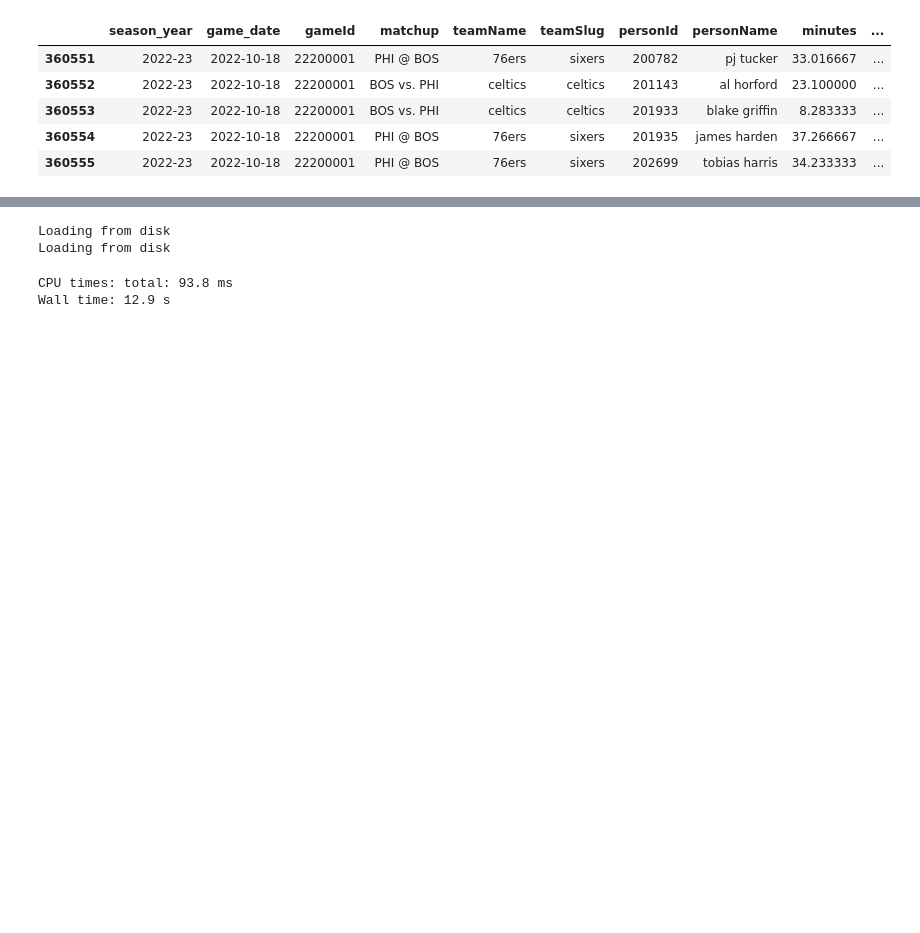
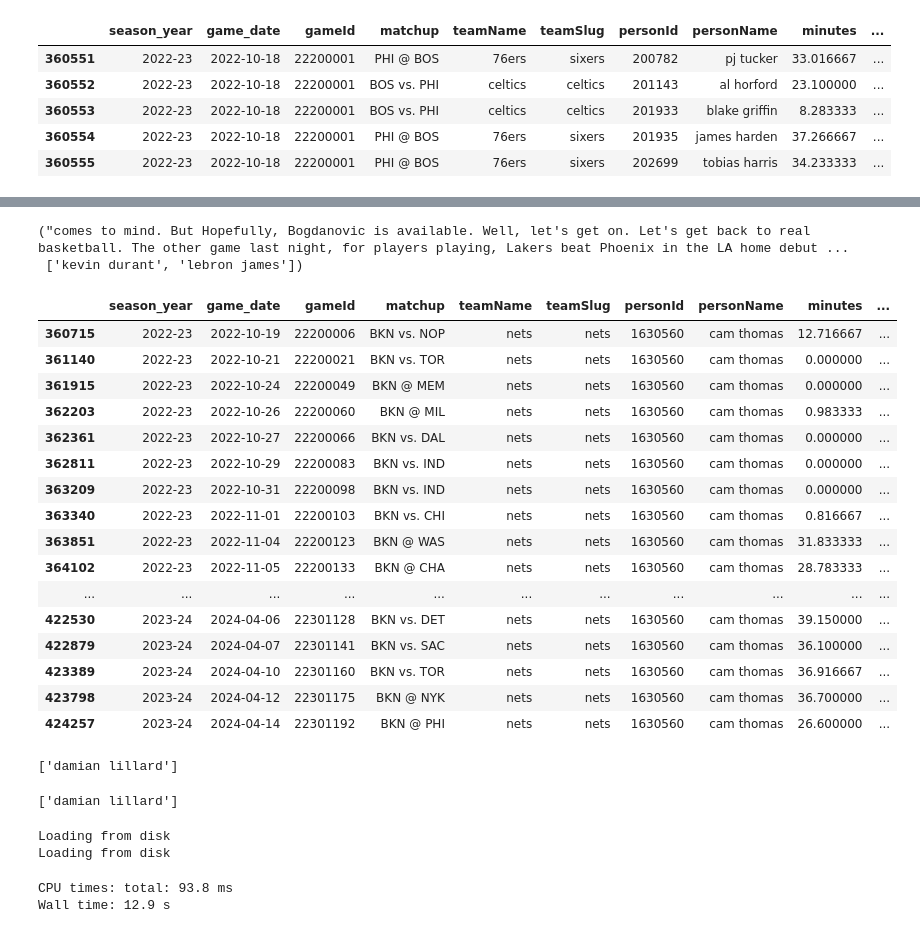
Before and after one commit to patcao/FantasyPodcastInsights, a Jupyter notebook: notebooks/NER-Evaluation.ipynb, the cells around one changed output, grey strips where cells are left out. Saved outputs shown, nothing was run; the diff lists cells and outputs as text; code cells hidden in the pictures; blank space fills up the shorter version.

```diff
--- a/notebooks/Faiss-Evaluation.ipynb
+++ b/notebooks/NER-Evaluation.ipynb
@@ -65,0 +264,25 @@ display(podcast_df)
+# %%
+chunk_with_labels[9]
+# %% [output]
+("comes to mind. But Hopefully, Bogdanovic is available. Well, let's get on. Let's get back to real basketball. The other game last night, for players playing, Lakers beat Phoenix in the LA home debut ...
+ ['kevin durant', 'lebron james'])
+# %%
+scores[scores.personName.str.contains('cam thomas')]
+# %% [output]
+|  | season_year | game_date | gameId | matchup | teamName | teamSlug | personId | personName | minutes | ... |
+| 360715 | 2022-23 | 2022-10-19 | 22200006 | BKN vs. NOP | nets | nets | 1630560 | cam thomas | 12.716667 | ... |
+| 361140 | 2022-23 | 2022-10-21 | 22200021 | BKN vs. TOR | nets | nets | 1630560 | cam thomas | 0.000000 | ... |
+| 361915 | 2022-23 | 2022-10-24 | 22200049 | BKN @ MEM | nets | nets | 1630560 | cam thomas | 0.000000 | ... |
+| 362203 | 2022-23 | 2022-10-26 | 22200060 | BKN @ MIL | nets | nets | 1630560 | cam thomas | 0.983333 | ... |
+| 362361 | 2022-23 | 2022-10-27 | 22200066 | BKN vs. DAL | nets | nets | 1630560 | cam thomas | 0.000000 | ... |
+| 362811 | 2022-23 | 2022-10-29 | 22200083 | BKN vs. IND | nets | nets | 1630560 | cam thomas | 0.000000 | ... |
+| 363209 | 2022-23 | 2022-10-31 | 22200098 | BKN vs. IND | nets | nets | 1630560 | cam thomas | 0.000000 | ... |
+| 363340 | 2022-23 | 2022-11-01 | 22200103 | BKN vs. CHI | nets | nets | 1630560 | cam thomas | 0.816667 | ... |
+| 363851 | 2022-23 | 2022-11-04 | 22200123 | BKN @ WAS | nets | nets | 1630560 | cam thomas | 31.833333 | ... |
+| 364102 | 2022-23 | 2022-11-05 | 22200133 | BKN @ CHA | nets | nets | 1630560 | cam thomas | 28.783333 | ... |
+| ... | ... | ... | ... | ... | ... | ... | ... | ... | ... | ... |
+| 422530 | 2023-24 | 2024-04-06 | 22301128 | BKN vs. DET | nets | nets | 1630560 | cam thomas | 39.150000 | ... |
+| 422879 | 2023-24 | 2024-04-07 | 22301141 | BKN vs. SAC | nets | nets | 1630560 | cam thomas | 36.100000 | ... |
+| 423389 | 2023-24 | 2024-04-10 | 22301160 | BKN vs. TOR | nets | nets | 1630560 | cam thomas | 36.916667 | ... |
+| 423798 | 2023-24 | 2024-04-12 | 22301175 | BKN @ NYK | nets | nets | 1630560 | cam thomas | 36.700000 | ... |
+| 424257 | 2023-24 | 2024-04-14 | 22301192 | BKN @ PHI | nets | nets | 1630560 | cam thomas | 26.600000 | ... |
@@ -66,3 +291,11 @@ display(podcast_df)
+# %%
+expected_player
+# %% [output]
+['damian lillard']
+# %%
+players
+# %% [output]
+['damian lillard']
 # %%
 from src.llm_feature_extractor import FaissFeatureExtractor
 
```
Also changed, not shown: parts of 16 cells of this notebook, 3 other files.
